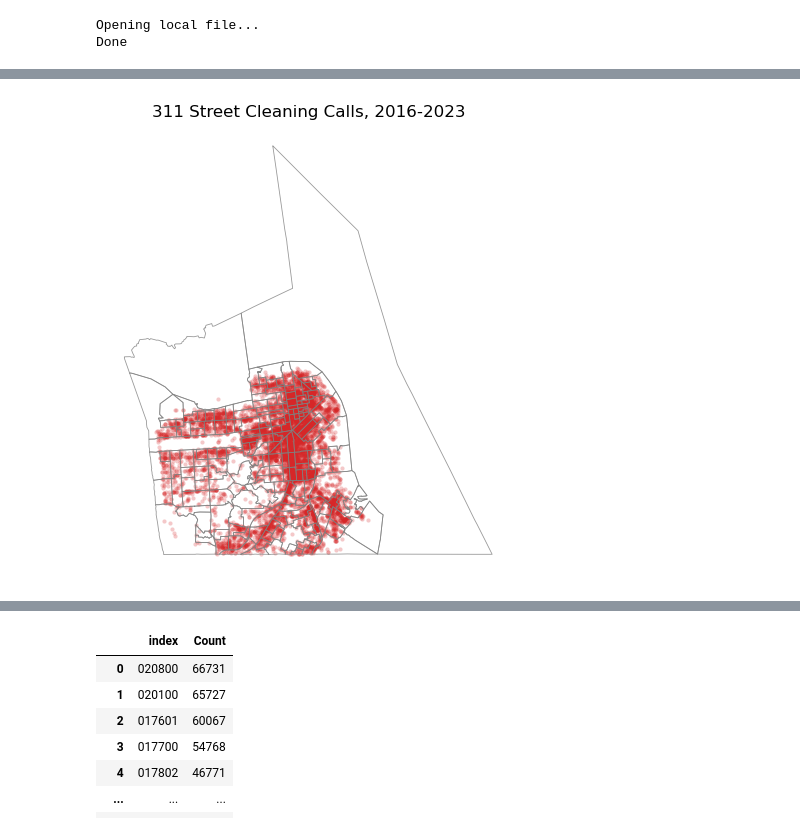
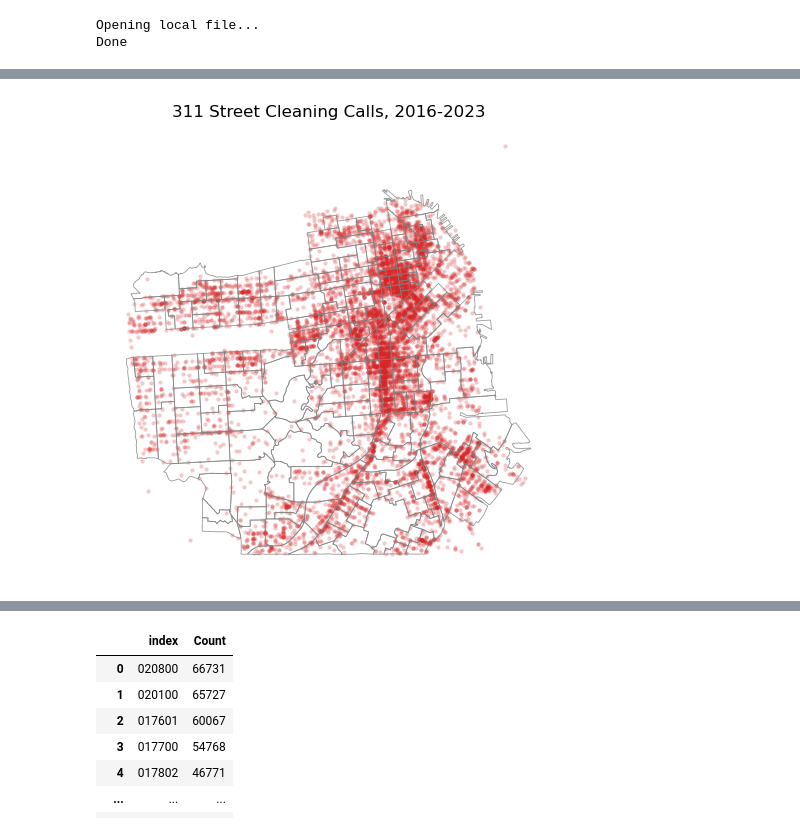
Before and after one commit to peter-amerkhanian/San-Francisco-Service-Analysis, a Jupyter notebook: peter_census_sandbox.ipynb, the cells around one changed output, grey strips where cells are left out. Saved outputs shown, nothing was run; the diff lists cells and outputs as text; code cells hidden in the pictures.

```diff
--- a/peter_census_sandbox.ipynb
+++ b/peter_census_sandbox.ipynb
@@ -23,13 +25,13 @@ other_vars = ['B01003_001E',
               'B25024_002E' # single family homes
               ]
 fields = hispanic + other_vars
-census_df = retrieval_311.get_census_data(fields)
-sf_df = retrieval_311.clean_variable_names(census_df, fields)
+census_df = census_data_311.get_census_data(fields)
+sf_df = census_data_311.clean_variable_names(census_df, fields)
 # %%
 shape_url = "https://www2.census.gov/geo/tiger/TIGER2019/TRACT/tl_2019_06_tract.zip"
 path = "sf_shapes/sf_county_farallon.shp"
 
-sf_county_farallon = retrieval_311.open_sf_shape(shape_url, path)
+sf_county_farallon = census_data_311.open_sf_shape(shape_url, path)
 # %% [output]
 Opening local file...
 Done
@@ -42,4 +44,4 @@ gdf = gdf[gdf['Latitude'] != 0]
 sf_merge.crs = "epsg:4326"
 gdf.crs = "epsg:4326"
 # %%
-land_populated_df = retrieval_311.remove_water(sf_merge)
+land_populated_df = census_data_311.remove_water(sf_merge)
@@ -86,10 +48,10 @@ land_populated_df.touches(road_network.reset_index().dissolve().geometry.iloc[0]
 # %%
 fig, ax = plt.subplots(figsize=(5, 5))
 ax.set_title("311 Street Cleaning Calls, 2016-2023")
-sf_merge.exterior.plot(linewidth=.6, color='grey', alpha=.8, ax=ax)
+land_populated_df.exterior.plot(linewidth=.6, color='grey', alpha=.8, ax=ax)
 gdf.sample(10000).plot(ax=ax, color="tab:red", marker=".", alpha=.25, linewidth=0)
 ax.set_axis_off()
 fig.tight_layout()
 fig.savefig("figures/311_map.png", dpi=300)
 # %% [output]
-[figure, old version]
+[figure, new version]
```
Also changed, not shown: parts of 12 cells of this notebook, 4 other files.
